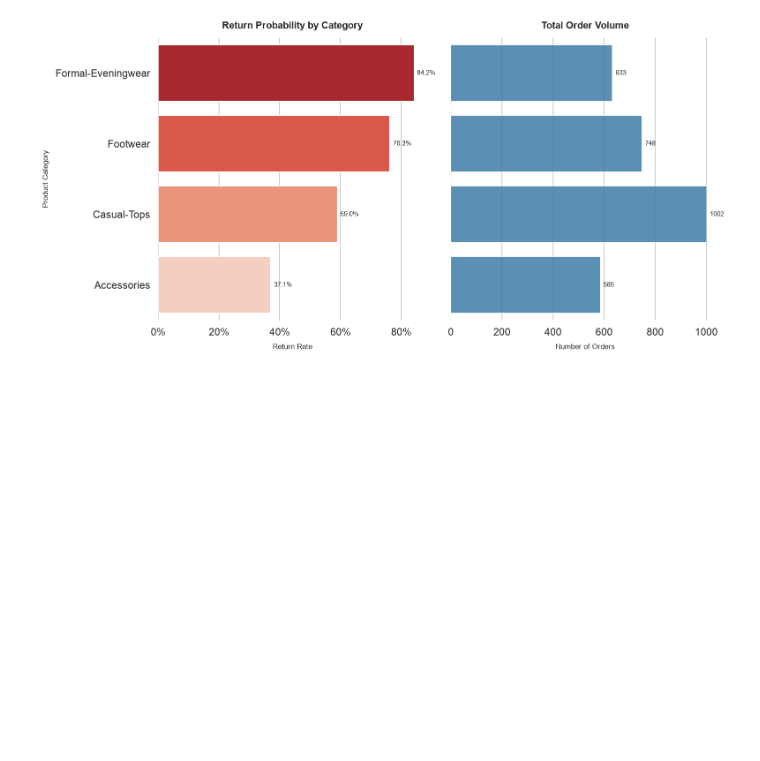
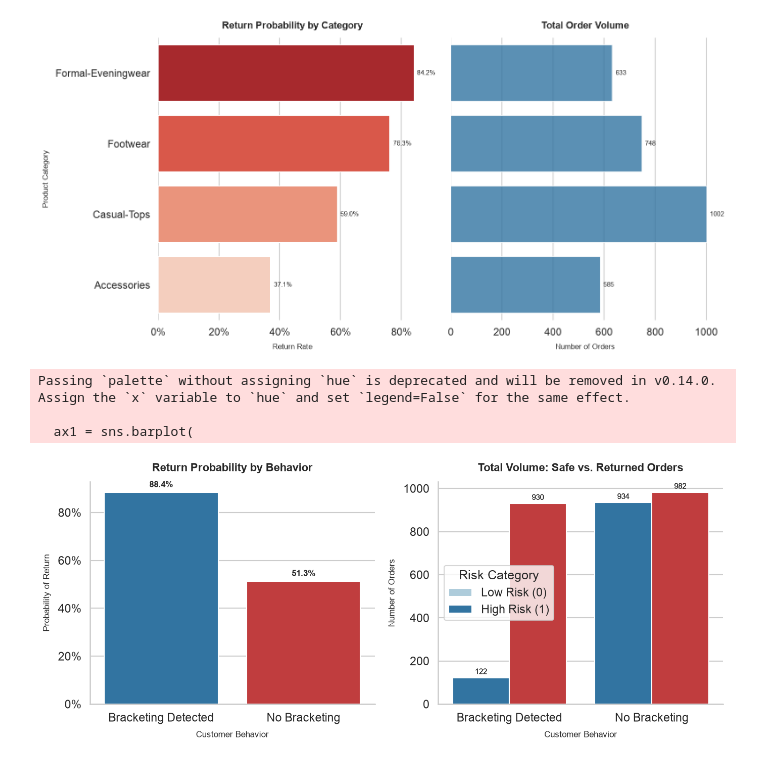
Before and after one commit to aliturab99/Machine-Learning-Project-1, a Jupyter notebook: classification_model/ecommerce_return_classification.ipynb, the cells around one changed output. Saved outputs shown, nothing was run; the diff lists cells and outputs as text; code cells hidden in the pictures; blank space fills up the shorter version.

```diff
--- a/classification_model/ecommerce_return_classification.ipynb
+++ b/classification_model/ecommerce_return_classification.ipynb
@@ -444,6 +444,65 @@ Passing `palette` without assigning `hue` is deprecated and will be removed in v
 
   sns.barplot(
 [figure]
+# %%
+plot_df = df.copy()
+plot_df['bracketing_text'] = plot_df['size_bracketing_flag'].map({0: 'No Bracketing', 1: 'Bracketing Detected'})
+
+# Set professional theme
+sns.set_theme(style="whitegrid", context="talk")
+fig, axes = plt.subplots(nrows=1, ncols=2, figsize=(14, 6))
+
+ax1 = sns.barplot(
+    data=plot_df,
+    x="bracketing_text",
+    y="return_risk_label",
+    palette=["#1f77b4", "#d62728"], # Blue = Safe, Red = Danger
+    errorbar=None,
+    ax=axes[0]
+)
+
+axes[0].set_title("Return Probability by Behavior", fontsize=16, fontweight="bold", pad=15)
+axes[0].set_xlabel("Customer Behavior", fontsize=12, fontweight="medium", labelpad=10)
+axes[0].set_ylabel("Probability of Return", fontsize=12, fontweight="medium", labelpad=10)
+axes[0].yaxis.set_major_formatter(PercentFormatter(1.0))
+
+for container in axes[0].containers:
+    axes[0].bar_label(container, fmt=lambda x: f'{x*100:.1f}%', padding=5, fontsize=12, fontweight='bold')
+
+ax2 = sns.countplot(
+    data=plot_df,
+    x="bracketing_text",
+    hue="return_risk_label",
+    palette=["#a6cee3", "#1f78b4"], # Light blue vs Dark Blue for No Bracketing
+    ax=axes[1]
+)
+
+sns.countplot(
+    data=plot_df,
+    x="bracketing_text",
+    hue="return_risk_label",
+    palette={0: "#1f77b4", 1: "#d62728"}, # Dictionary mapping guarantees 0 is Blue, 1 is Red
+    ax=axes[1]
+)
+
+axes[1].set_title("Total Volume: Safe vs. Returned Orders", fontsize=16, fontweight="bold", pad=15)
+axes[1].set_xlabel("Customer Behavior", fontsize=12, fontweight="medium", labelpad=10)
+axes[1].set_ylabel("Number of Orders", fontsize=12, fontweight="medium", labelpad=10)
+
+for container in axes[1].containers:
+    axes[1].bar_label(container, fmt='%d', padding=3, fontsize=11)
+
+handles, labels = axes[1].get_legend_handles_labels()
+axes[1].legend(handles=handles, labels=["Low Risk (0)", "High Risk (1)"], title="Risk Category", frameon=True)
+
+sns.despine()
+plt.tight_layout()
+plt.show()
+# %% [output]
+Passing `palette` without assigning `hue` is deprecated and will be removed in v0.14.0. Assign the `x` variable to `hue` and set `legend=False` for the same effect.
+
+  ax1 = sns.barplot(
+[figure, added]
 # %% [markdown]
 ### Relationship Between Features and Target Variables
 
```
Also changed, not shown: parts of 39 cells of this notebook.
